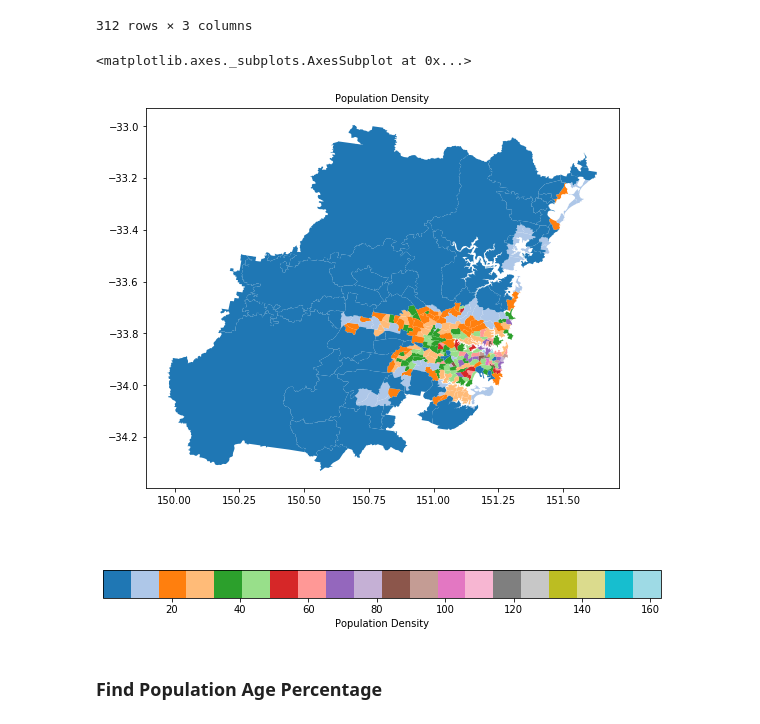
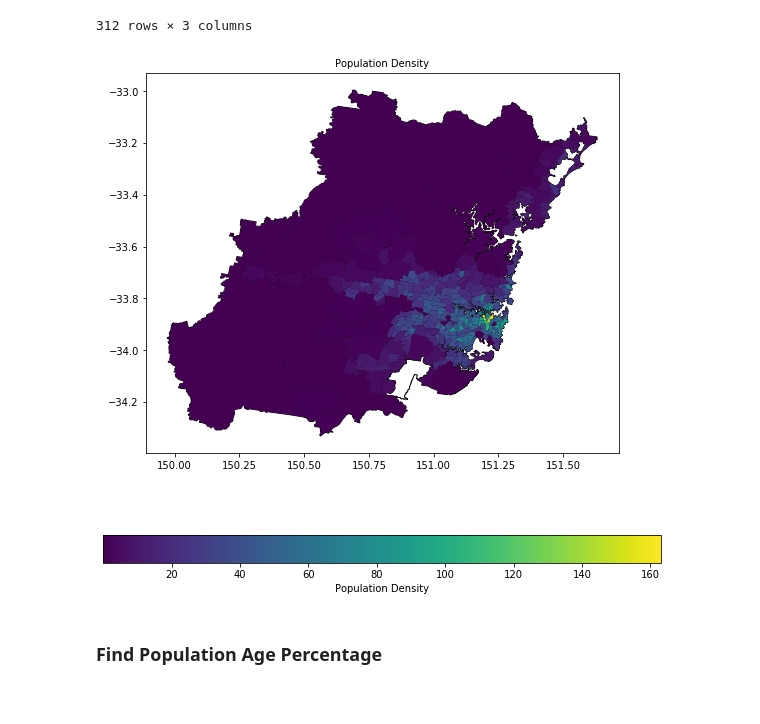
Before and after one commit to KhangNguyen22/data2001-data-science, a Jupyter notebook: Assignment.ipynb, the cells around one changed output. Drawn from its saved outputs; the diff is of its cells as text; code cells hidden in the pictures.

Commit message:
fixing map visualisations

```diff
--- a/Assignment.ipynb
+++ b/Assignment.ipynb
@@ -5,30 +5,25 @@
 # %%
 from __future__ import (absolute_import, division, print_function)
 from sqlalchemy import create_engine
+from shapely.geometry import Point
+from shapely import wkt
+from geopandas import GeoSeries, GeoDataFrame
+from pprint import pprint
+from numpy import cov
 import psycopg2
 import psycopg2.extras
 import os
 import json
 import requests
 import math
-
-
 import matplotlib as mpl
 import matplotlib.pyplot as plt
-
-from shapely.geometry import Point
-from shapely import wkt
 import pandas as pd
 import geopandas as gpd
-from geopandas import GeoSeries, GeoDataFrame
-from pprint import pprint
-
-from numpy import cov
 
 def pgconnect():
-    # please replace <your_unikey> and <your_SID> with your own details
-    YOUR_UNIKEY = ''
-    YOUR_PW     = ''
+    YOUR_UNIKEY = 'mngu3698'
+    YOUR_PW     = '490503902'
     DB_LOGIN    = 'y20s1d2x01_'+ YOUR_UNIKEY
 
     try:
@@ -327,2 +321,7 @@ pprint(result)
 # %% [markdown]
 ## Task 2: Viral Vulnerability Analysis
+# %%
+pgquery(conn, "SET search_path to covid, public")
+query = """SELECT geom FROM neighbourhoods"""
+neighbourhoods_map = gpd.read_postgis(query, conn)
+neighbourhoods_map.plot(figsize=(10,10))
@@ -388,11 +391,12 @@ population_density
 # %%
 fig, ax = plt.subplots(1, 1, figsize=(10, 10))
 ax.set_title("Population Density", fontsize=10.0)
 legend_kwds = {'label': "Population Density", 'orientation': "horizontal"}
-population_density.plot(column="population_density", figsize=(10, 10), cmap="tab20", ax=ax, legend=True, legend_kwds=legend_kwds)
+neighbourhoods_map.plot(figsize=(10,10), ax=ax, color='white', edgecolor='black')
+population_density.plot(column="population_density", figsize=(10, 10), ax=ax, legend=True, legend_kwds=legend_kwds)
+plt.show()
 # %% [output]
-<matplotlib.axes._subplots.AxesSubplot at 0x...>
-[figure, old version]
+[figure, new version]
 # %% [markdown]
 ### Find Population Age Percentage
 # %%
```
Also changed, not shown: parts of 16 cells of this notebook, 2 other files.
